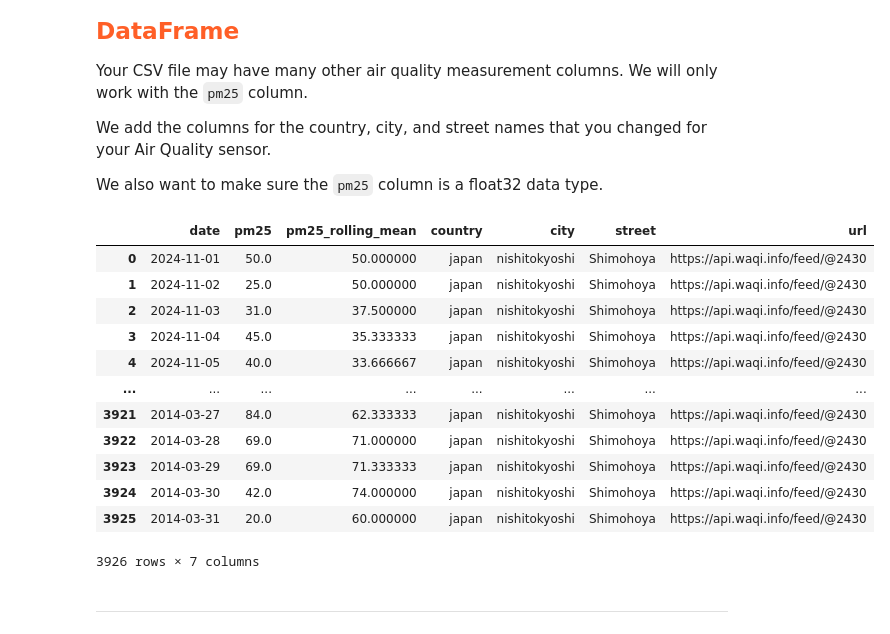
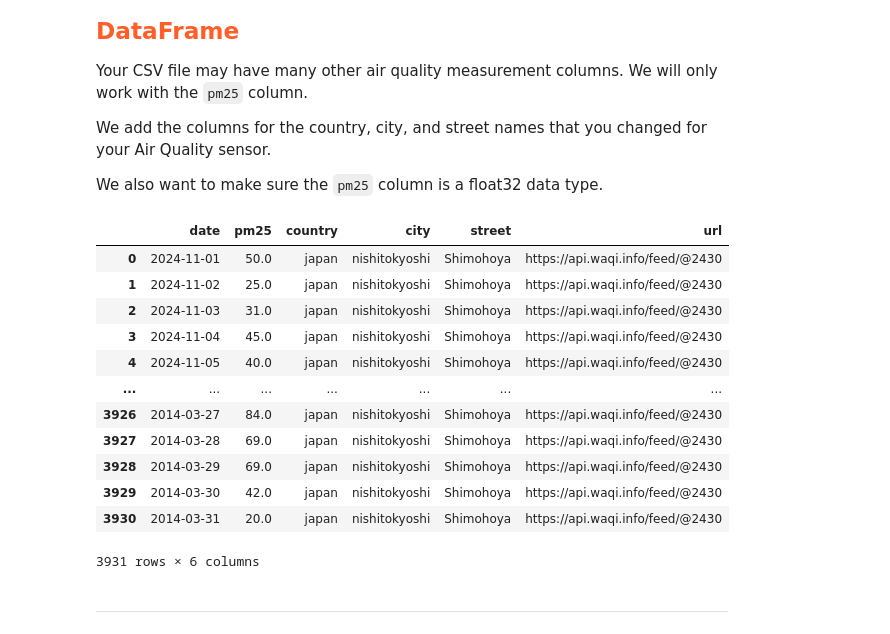
Before and after one commit to manjy0t/mlfs-book, a Jupyter notebook: notebooks/ch03/1_air_quality_feature_backfill.ipynb, the cells around one changed output. Cells and saved outputs as stored; diff of their text form; code cells hidden in the pictures.

```diff
--- a/notebooks/ch03/1_air_quality_feature_backfill.ipynb
+++ b/notebooks/ch03/1_air_quality_feature_backfill.ipynb
@@ -118,6 +104,6 @@ We will fill in the token later by saving the AQI_API_KEY as a secret in Hopswor
 
 __Update the values in the cell below.__
 # %%
-csv_file="tokyo-air-quality.csv"
+csv_file="tokyo-air-quality1.csv"
 util.check_file_path(csv_file)
 # %% [output]
@@ -294,28 +279,25 @@ We also want to make sure the `pm25` column is a float32 data type.
 # %%
 # Your sensor may have columns we won't use, so only keep the date and pm25 columns
 # If the column names in your DataFrame are different, rename your columns to `date` and `pm25`
-df_aq['pm25_rolling_mean'] = df['pm25'].shift(1).rolling(3, min_periods=1).mean()
-df_aq['pm25_rolling_mean'].iloc[0] = df['pm25'].iloc[0] #Fill in the mean for the first day
-
 df_aq['country']=country
 df_aq['city']=city
 df_aq['street']=street
 df_aq['url']=aqicn_url
 df_aq
 # %% [output]
-|  | date | pm25 | pm25_rolling_mean | country | city | street | url |
-| 0 | 2024-11-01 | 50.0 | 50.000000 | japan | nishitokyoshi | Shimohoya | https://api.waqi.info/feed/@2430 |
-| 1 | 2024-11-02 | 25.0 | 50.000000 | japan | nishitokyoshi | Shimohoya | https://api.waqi.info/feed/@2430 |
-| 2 | 2024-11-03 | 31.0 | 37.500000 | japan | nishitokyoshi | Shimohoya | https://api.waqi.info/feed/@2430 |
-| 3 | 2024-11-04 | 45.0 | 35.333333 | japan | nishitokyoshi | Shimohoya | https://api.waqi.info/feed/@2430 |
-| 4 | 2024-11-05 | 40.0 | 33.666667 | japan | nishitokyoshi | Shimohoya | https://api.waqi.info/feed/@2430 |
-| ... | ... | ... | ... | ... | ... | ... | ... |
-| 3921 | 2014-03-27 | 84.0 | 62.333333 | japan | nishitokyoshi | Shimohoya | https://api.waqi.info/feed/@2430 |
-| 3922 | 2014-03-28 | 69.0 | 71.000000 | japan | nishitokyoshi | Shimohoya | https://api.waqi.info/feed/@2430 |
-| 3923 | 2014-03-29 | 69.0 | 71.333333 | japan | nishitokyoshi | Shimohoya | https://api.waqi.info/feed/@2430 |
-| 3924 | 2014-03-30 | 42.0 | 74.000000 | japan | nishitokyoshi | Shimohoya | https://api.waqi.info/feed/@2430 |
-| 3925 | 2014-03-31 | 20.0 | 60.000000 | japan | nishitokyoshi | Shimohoya | https://api.waqi.info/feed/@2430 |
+|  | date | pm25 | country | city | street | url |
+| 0 | 2024-11-01 | 50.0 | japan | nishitokyoshi | Shimohoya | https://api.waqi.info/feed/@2430 |
+| 1 | 2024-11-02 | 25.0 | japan | nishitokyoshi | Shimohoya | https://api.waqi.info/feed/@2430 |
+| 2 | 2024-11-03 | 31.0 | japan | nishitokyoshi | Shimohoya | https://api.waqi.info/feed/@2430 |
+| 3 | 2024-11-04 | 45.0 | japan | nishitokyoshi | Shimohoya | https://api.waqi.info/feed/@2430 |
+| 4 | 2024-11-05 | 40.0 | japan | nishitokyoshi | Shimohoya | https://api.waqi.info/feed/@2430 |
+| ... | ... | ... | ... | ... | ... | ... |
+| 3926 | 2014-03-27 | 84.0 | japan | nishitokyoshi | Shimohoya | https://api.waqi.info/feed/@2430 |
+| 3927 | 2014-03-28 | 69.0 | japan | nishitokyoshi | Shimohoya | https://api.waqi.info/feed/@2430 |
+| 3928 | 2014-03-29 | 69.0 | japan | nishitokyoshi | Shimohoya | https://api.waqi.info/feed/@2430 |
+| 3929 | 2014-03-30 | 42.0 | japan | nishitokyoshi | Shimohoya | https://api.waqi.info/feed/@2430 |
+| 3930 | 2014-03-31 | 20.0 | japan | nishitokyoshi | Shimohoya | https://api.waqi.info/feed/@2430 |
-3926 rows × 7 columns
+3931 rows × 6 columns
 # %% [markdown]
 ---
 # %% [markdown]
```
Also changed, not shown: parts of 13 cells of this notebook, 2 other files.
